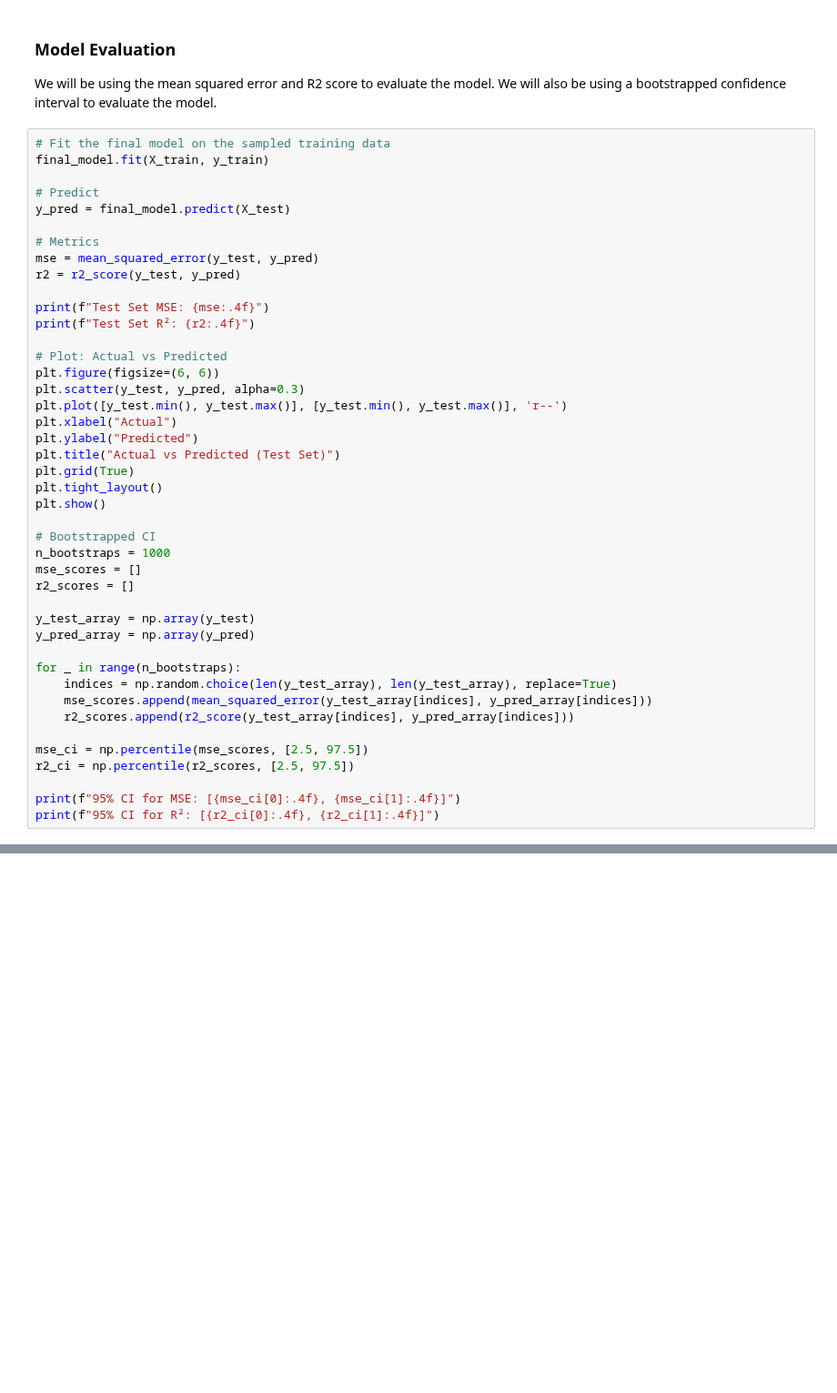
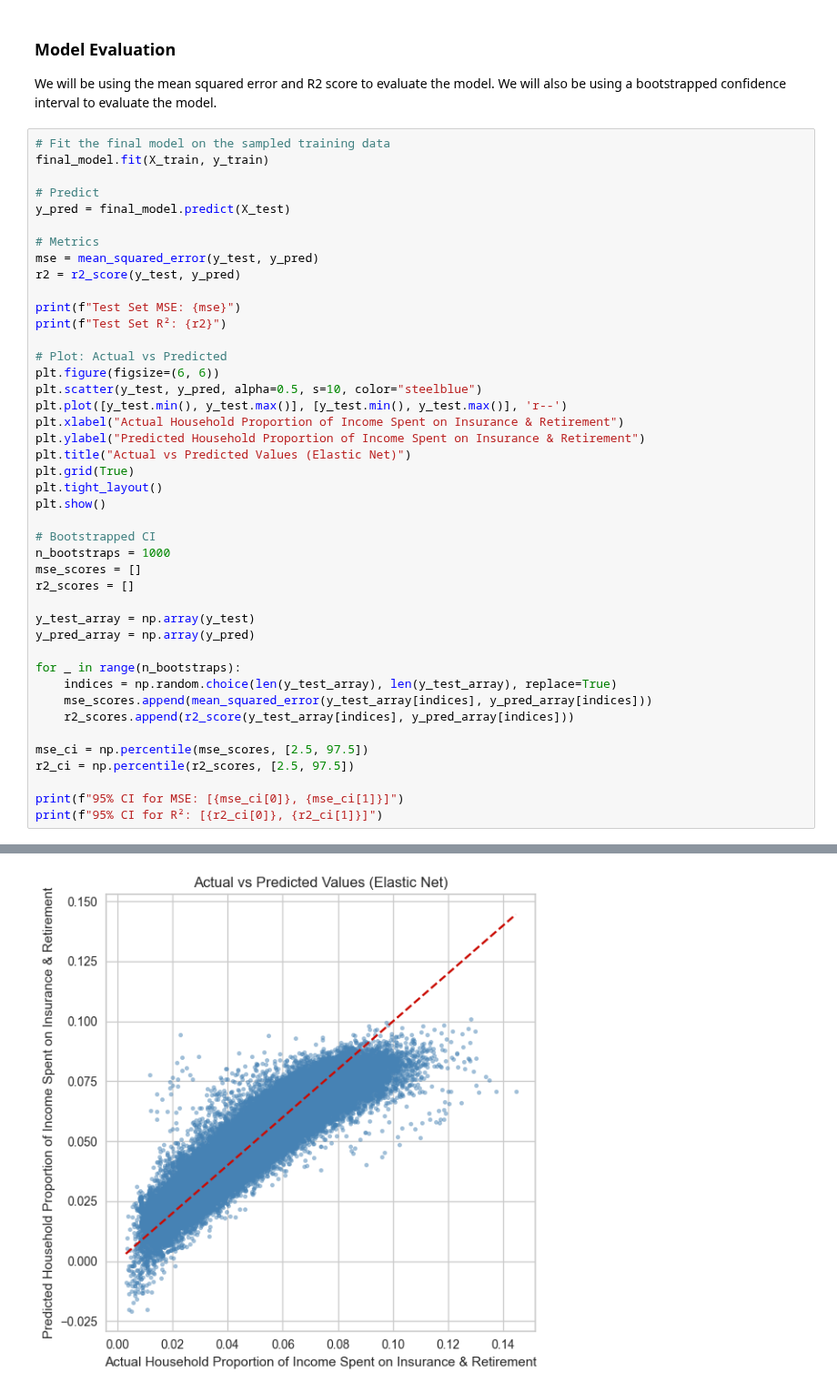
Before and after one commit to noahkostesku/CanadianHouseholdAnalysis, a Jupyter notebook: CanadianHouseholdAnalysis.ipynb, the cells around one changed output, grey strips where cells are left out. Shown at 91% size. Drawn from its saved outputs; the diff is of its cells as text; blank space fills up the shorter version.

```diff
--- a/CanadianHouseholdAnalysis.ipynb
+++ b/CanadianHouseholdAnalysis.ipynb
@@ -819,16 +822,16 @@ y_pred = final_model.predict(X_test)
 mse = mean_squared_error(y_test, y_pred)
 r2 = r2_score(y_test, y_pred)
 
-print(f"Test Set MSE: {mse:.4f}")
-print(f"Test Set R²: {r2:.4f}")
+print(f"Test Set MSE: {mse}")
+print(f"Test Set R²: {r2}")
 
 # Plot: Actual vs Predicted
 plt.figure(figsize=(6, 6))
-plt.scatter(y_test, y_pred, alpha=0.3)
+plt.scatter(y_test, y_pred, alpha=0.5, s=10, color="steelblue")
 plt.plot([y_test.min(), y_test.max()], [y_test.min(), y_test.max()], 'r--')
-plt.xlabel("Actual")
-plt.ylabel("Predicted")
-plt.title("Actual vs Predicted (Test Set)")
+plt.xlabel("Actual Household Proportion of Income Spent on Insurance & Retirement")
+plt.ylabel("Predicted Household Proportion of Income Spent on Insurance & Retirement")
+plt.title("Actual vs Predicted Values (Elastic Net)")
 plt.grid(True)
 plt.tight_layout()
 plt.show()
@@ -849,6 +852,6 @@ for _ in range(n_bootstraps):
 mse_ci = np.percentile(mse_scores, [2.5, 97.5])
 r2_ci = np.percentile(r2_scores, [2.5, 97.5])
 
-print(f"95% CI for MSE: [{mse_ci[0]:.4f}, {mse_ci[1]:.4f}]")
-print(f"95% CI for R²: [{r2_ci[0]:.4f}, {r2_ci[1]:.4f}]")
+print(f"95% CI for MSE: [{mse_ci[0]}, {mse_ci[1]}]")
+print(f"95% CI for R²: [{r2_ci[0]}, {r2_ci[1]}]")
 # %% [output]
@@ -855,0 +860 @@ NameError: name 'final_model' is not defined
+[figure, added]
```
Also changed, not shown: parts of 10 cells of this notebook, 1 other file.
